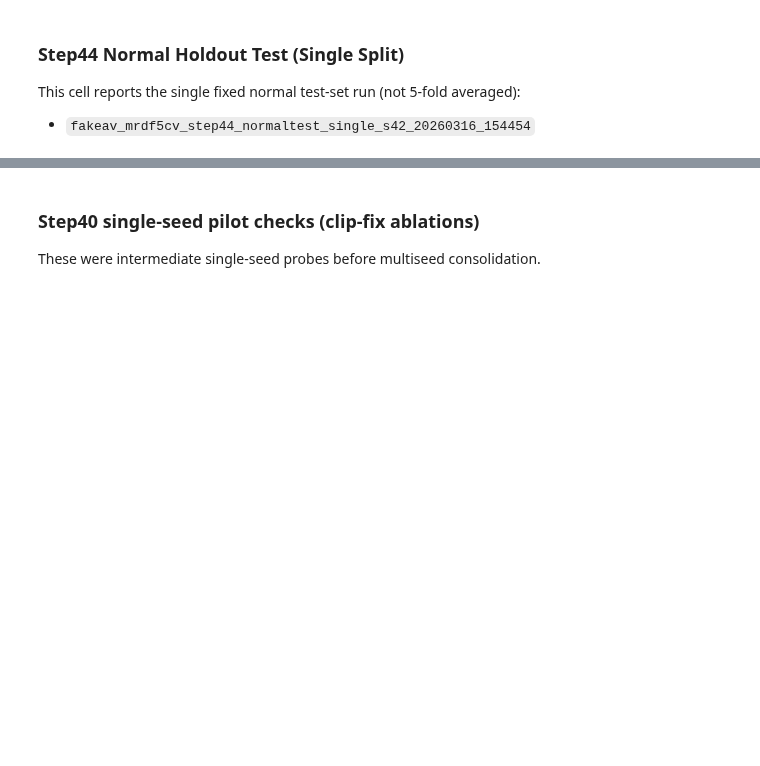
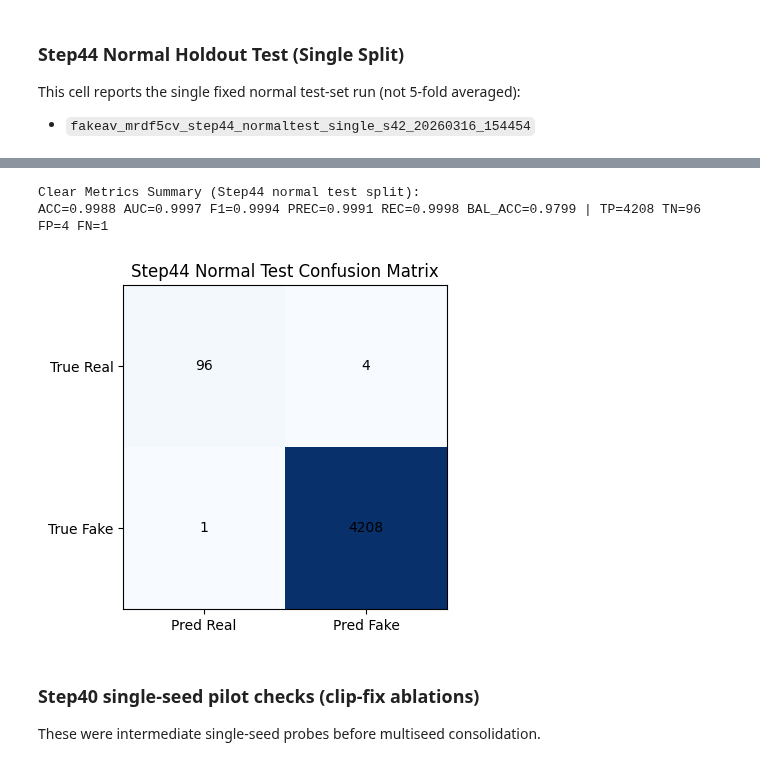
Before and after one commit to UmeshaSamarakoon/FYP, a Jupyter notebook: CausalX-Project/backend/notebooks/CFN_accuracy_colab_notes.ipynb, the cells around one changed output, grey strips where cells are left out. Drawn from its saved outputs; the diff is of its cells as text; code cells hidden in the pictures; blank space fills up the shorter version.

```diff
--- a/CausalX-Project/backend/notebooks/CFN_accuracy_colab_notes.ipynb
+++ b/CausalX-Project/backend/notebooks/CFN_accuracy_colab_notes.ipynb
@@ -2080,7 +3722,7 @@ if 'BACKEND_ROOT' not in globals() or BACKEND_ROOT is None:
     _candidates = [
         Path.cwd(),
         Path.cwd().parent,
-        Path.cwd().resolve() / 'backend',
+        Path('/Users/venturit/Documents/GitHub/FYP/CausalX-Project/backend'),
         Path('/content/CausalX-Project/backend'),
     ]
     BACKEND_ROOT = next((c for c in _candidates if (c / 'src').exists()), None)
@@ -2428,26 +4011,6 @@ Loads the newest strict-clean FakeAVCeleb multiseed/ensemble artifacts and compa
 
 Targets checked: `Accuracy>=0.95`, `AUC>=0.970`, `F1>=0.94`, `Precision>=0.93`, `Recall>=0.94`.
 # %%
-from pathlib import Path
-import sys
-
-# Resolve BACKEND_ROOT if setup cells were skipped.
-if 'BACKEND_ROOT' not in globals() or BACKEND_ROOT is None or not Path(BACKEND_ROOT).exists():
-    _candidates = [
-        Path.cwd(),
-        Path.cwd().parent,
-        Path.cwd().resolve() / 'backend',
-        Path('/content/CausalX-Project/backend'),
-    ]
-    BACKEND_ROOT = next((c for c in _candidates if (c / 'src').exists()), None)
-
-if BACKEND_ROOT is None:
-    raise RuntimeError('Cannot find backend root with src/ directory.')
-
-BACKEND_ROOT = Path(BACKEND_ROOT).resolve()
-if str(BACKEND_ROOT) not in sys.path:
-    sys.path.insert(0, str(BACKEND_ROOT))
-
 from pathlib import Path
 import json
 import pandas as pd
@@ -2602,7 +4175,8 @@ import matplotlib.pyplot as plt
 try:
     BACKEND_ROOT
 except NameError:
-    BACKEND_ROOT = next((p for p in [Path.cwd().resolve(), Path.cwd().resolve().parent, Path.cwd().resolve() / 'backend', Path.cwd().resolve().parent / 'backend', Path('/content/CausalX-Project/backend'), Path('/content/drive/MyDrive/CausalX-Project/backend')] if (p / 'src').exists()), Path.cwd().resolve())
+    BACKEND_ROOT = Path('/Users/venturit/Documents/GitHub/FYP/CausalX-Project/backend')
+
 STEP_RUNS = [
     {
         'step': 'step36_newtech',
@@ -2784,26 +4380,6 @@ if cm_rows:
 This cell reports the single fixed normal test-set run (not 5-fold averaged):
 - `fakeav_mrdf5cv_step44_normaltest_single_s42_20260316_154454`
 # %%
-from pathlib import Path
-import sys
-
-# Resolve BACKEND_ROOT if setup cells were skipped.
-if 'BACKEND_ROOT' not in globals() or BACKEND_ROOT is None or not Path(BACKEND_ROOT).exists():
-    _candidates = [
-        Path.cwd(),
-        Path.cwd().parent,
-        Path.cwd().resolve() / 'backend',
-        Path('/content/CausalX-Project/backend'),
-    ]
-    BACKEND_ROOT = next((c for c in _candidates if (c / 'src').exists()), None)
-
-if BACKEND_ROOT is None:
-    raise RuntimeError('Cannot find backend root with src/ directory.')
-
-BACKEND_ROOT = Path(BACKEND_ROOT).resolve()
-if str(BACKEND_ROOT) not in sys.path:
-    sys.path.insert(0, str(BACKEND_ROOT))
-
 from pathlib import Path
 import json
 import pandas as pd
@@ -2859,3 +4435,4 @@ for i in range(2):
         ax.text(j, i, f"{int(round(cm[i,j]))}", ha='center', va='center', color='black')
 plt.tight_layout()
 plt.show()
+# %% [output]
@@ -2862,3 +4441,6 @@ plt.show()
+Clear Metrics Summary (Step44 normal test split):
+ACC=0.9988 AUC=0.9997 F1=0.9994 PREC=0.9991 REC=0.9998 BAL_ACC=0.9799 | TP=4208 TN=96 FP=4 FN=1
+[figure, added]
 # %% [markdown]
 ### Step40 single-seed pilot checks (clip-fix ablations)
 
```
Also changed, not shown: parts of 90 cells of this notebook, 13 other files.
